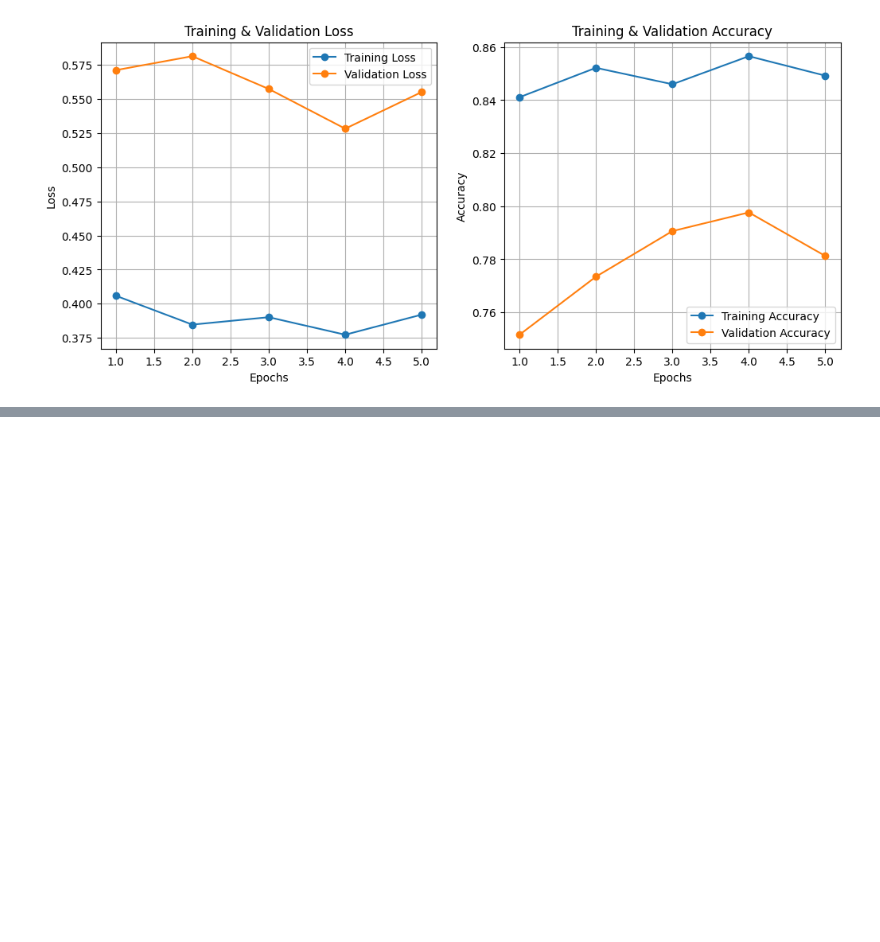
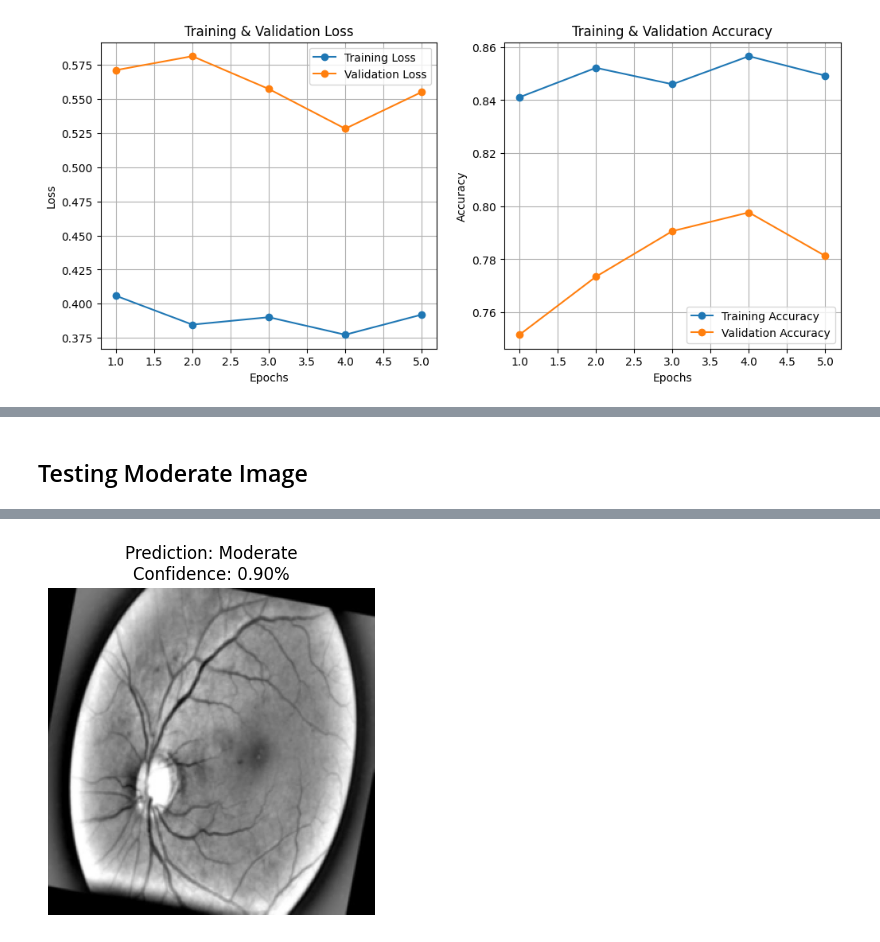
Before and after one commit to Zeeshan-ML/the_overfitters_hackathon, a Jupyter notebook: notebooks/model_training.ipynb, the cells around one changed output, grey strips where cells are left out. Drawn from its saved outputs; the diff is of its cells as text; code cells hidden in the pictures; blank space fills up the shorter version.

```diff
--- a/notebooks/model_training.ipynb
+++ b/notebooks/model_training.ipynb
@@ -365,0 +307,6 @@ TensorFlow version: 2.17.1
+# %% [markdown]
+## Testing Moderate Image
+# %%
+img_path = "/kaggle/input/diabetic-retinopathy-balanced/content/Diabetic_Balanced_Data/test/2/11156_left._aug_27.jpeg"
+predicted_label, confidence = predict_image(model, img_path, class_labels)
+# %% [output]
@@ -365,0 +314 @@ TensorFlow version: 2.17.1
+[figure, added]
```
Also changed, not shown: parts of 24 cells of this notebook.
